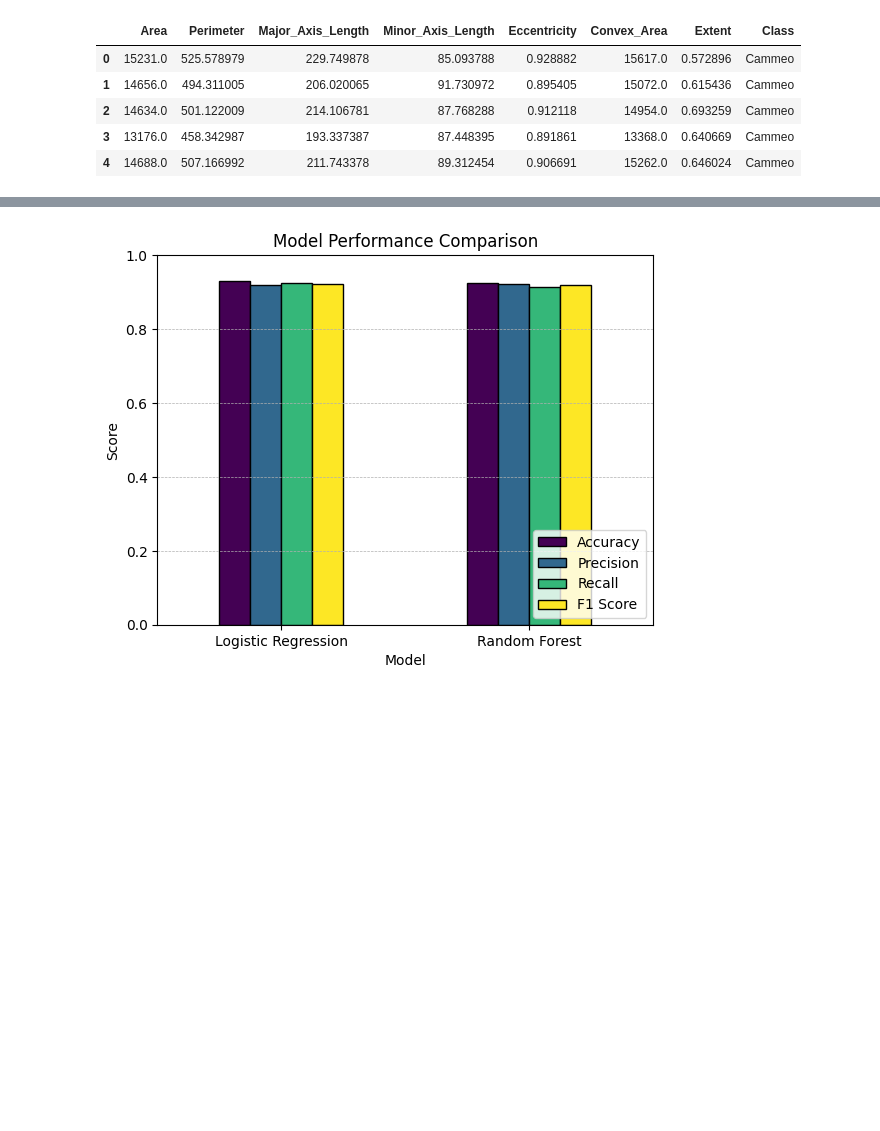
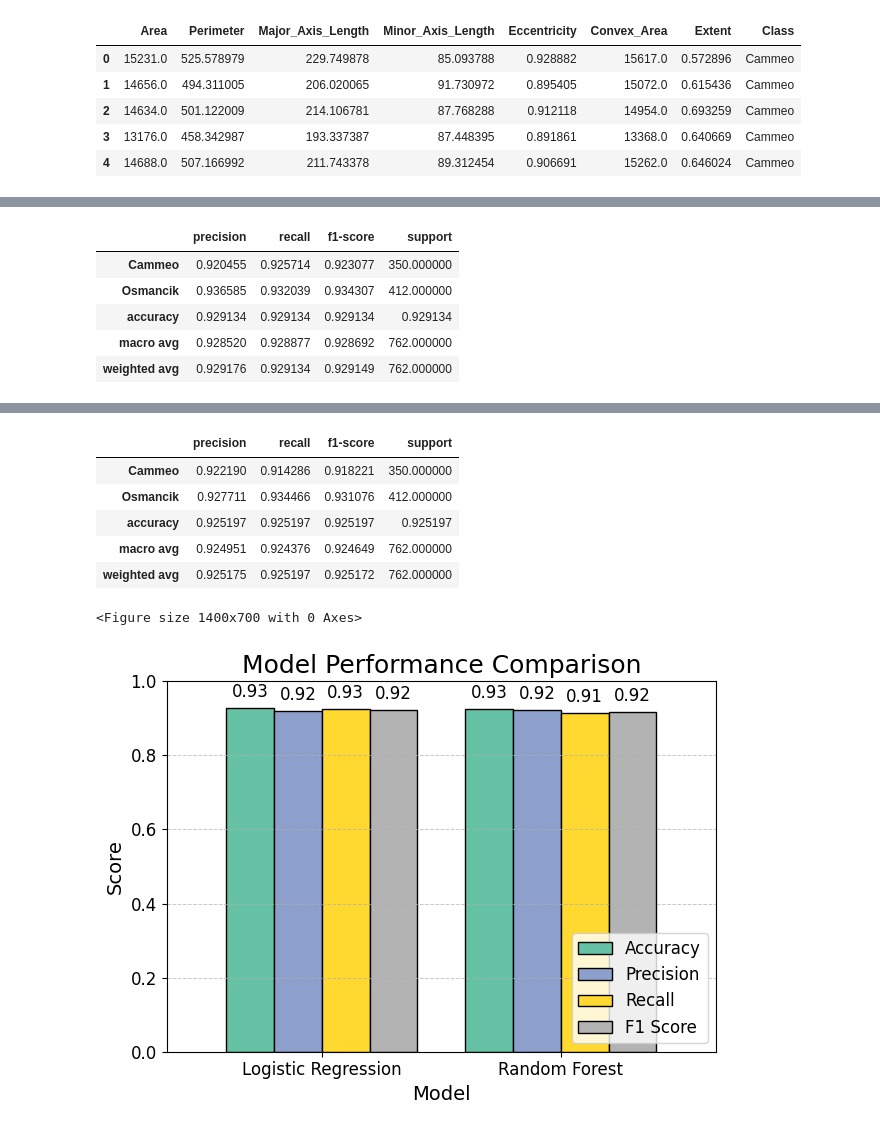
Before and after one commit to irtizzaaa/Machine-Learning-Assignment, a Jupyter notebook: ML_Task1.ipynb, the cells around one changed output, grey strips where cells are left out. Drawn from its saved outputs; the diff is of its cells as text; code cells hidden in the pictures; blank space fills up the shorter version.

```diff
--- a/ML_Task1.ipynb
+++ b/ML_Task1.ipynb
@@ -270,11 +289,16 @@ log_reg_metrics = {
     "F1 Score": f1_score(y_test, y_pred_log_reg, pos_label="Cammeo")
 }
 
-# Print Logistic Regression Performance
-print("Logistic Regression Performance:")
-print(log_reg_metrics)
-print("\nClassification Report:\n", classification_report(y_test, y_pred_log_reg))
+# Display Logistic Regression Performance
+print("\nLogistic Regression Performance:")
+print(tabulate(log_reg_metrics.items(), headers=["Metric", "Score"], tablefmt="grid"))
 
+# Classification Report for Logistic Regression as a DataFrame
+log_reg_class_report = classification_report(y_test, y_pred_log_reg, output_dict=True)
+log_reg_class_report_df = pd.DataFrame(log_reg_class_report).transpose()
+
+print("\nLogistic Regression Classification Report:")
+display(log_reg_class_report_df)
 
 ######################################
 
@@ -295,11 +319,16 @@ rf_metrics = {
     "F1 Score": f1_score(y_test, y_pred_rf, pos_label="Cammeo")
 }
 
-# Print Random Forest Performance
-print("Random Forest Performance:")
-print(rf_metrics)
-print("\nClassification Report:\n", classification_report(y_test, y_pred_rf))
+# Display Random Forest Performance
+print("\nRandom Forest Performance:")
+print(tabulate(rf_metrics.items(), headers=["Metric", "Score"], tablefmt="grid"))
 
+# Classification Report for Random Forest as a DataFrame
+rf_class_report = classification_report(y_test, y_pred_rf, output_dict=True)
+rf_class_report_df = pd.DataFrame(rf_class_report).transpose()
+
+print("\nRandom Forest Classification Report:")
+display(rf_class_report_df)
 
 ######################################
 
@@ -312,15 +341,29 @@ metrics_df = pd.DataFrame({
 # Transpose DataFrame to make it easier to plot
 metrics_df = metrics_df.T
 
-# Plot metrics for both models
-plt.figure(figsize=(5, 6))
-metrics_df.plot(kind="bar", rot=0, colormap="viridis", edgecolor="black")
-plt.title("Model Performance Comparison")
-plt.xlabel("Model")
-plt.ylabel("Score")
-plt.ylim(0, 1)
-plt.legend(loc="lower right")
-plt.grid(axis="y", linestyle="--", linewidth=0.5)
+# Plot metrics for both models with more appealing and detailed settings
+plt.figure(figsize=(14, 7))  # Increased figure size to prevent overlapping
+
+ax = metrics_df.plot(kind="bar", rot=0, colormap="Set2", edgecolor="black", width=0.8)
+
+# Adding annotations to show values on bars, formatted to 2 decimal places
+for container in ax.containers:
+    ax.bar_label(container, labels=[f'{v.get_height():.2f}' for v in container], fontsize=12, padding=5)
+
+# Title and labels
+plt.title("Model Performance Comparison", fontsize=18)
+plt.xlabel("Model", fontsize=14)
+plt.ylabel("Score", fontsize=14)
+plt.ylim(0, 1)  # To make sure the scale is from 0 to 1
+plt.xticks(fontsize=12, rotation=0)  # Rotate x-axis labels to avoid overlap
+plt.yticks(fontsize=12)
+
+# Add gridlines and legends
+plt.grid(axis="y", linestyle="--", linewidth=0.7, alpha=0.7)
+plt.legend(loc="lower right", fontsize=12)
+
+# Show the plot
+plt.tight_layout()
 plt.show()
 # %% [output]
 Logistic Regression Performance:
@@ -342,0 +383,6 @@ weighted avg       0.93      0.93      0.93       762
+|  | precision | recall | f1-score | support |
+| Cammeo | 0.920455 | 0.925714 | 0.923077 | 350.000000 |
+| Osmancik | 0.936585 | 0.932039 | 0.934307 | 412.000000 |
+| accuracy | 0.929134 | 0.929134 | 0.929134 | 0.929134 |
+| macro avg | 0.928520 | 0.928877 | 0.928692 | 762.000000 |
+| weighted avg | 0.929176 | 0.929134 | 0.929149 | 762.000000 |
@@ -344 +403,8 @@ weighted avg       0.93      0.93      0.93       762
+|  | precision | recall | f1-score | support |
+| Cammeo | 0.922190 | 0.914286 | 0.918221 | 350.000000 |
+| Osmancik | 0.927711 | 0.934466 | 0.931076 | 412.000000 |
+| accuracy | 0.925197 | 0.925197 | 0.925197 | 0.925197 |
+| macro avg | 0.924951 | 0.924376 | 0.924649 | 762.000000 |
+| weighted avg | 0.925175 | 0.925197 | 0.925172 | 762.000000 |
+<Figure size 1400x700 with 0 Axes>
-[figure, old version]
+[figure, new version]
```
Also changed, not shown: parts of 19 cells of this notebook.
